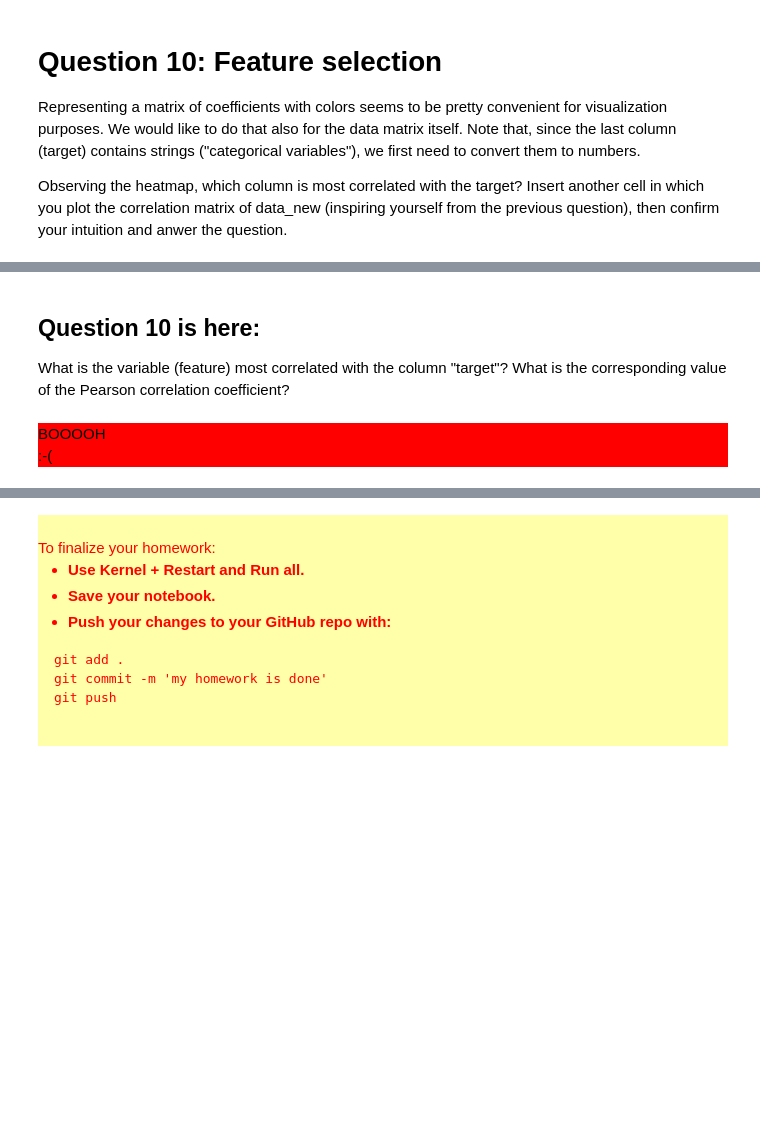
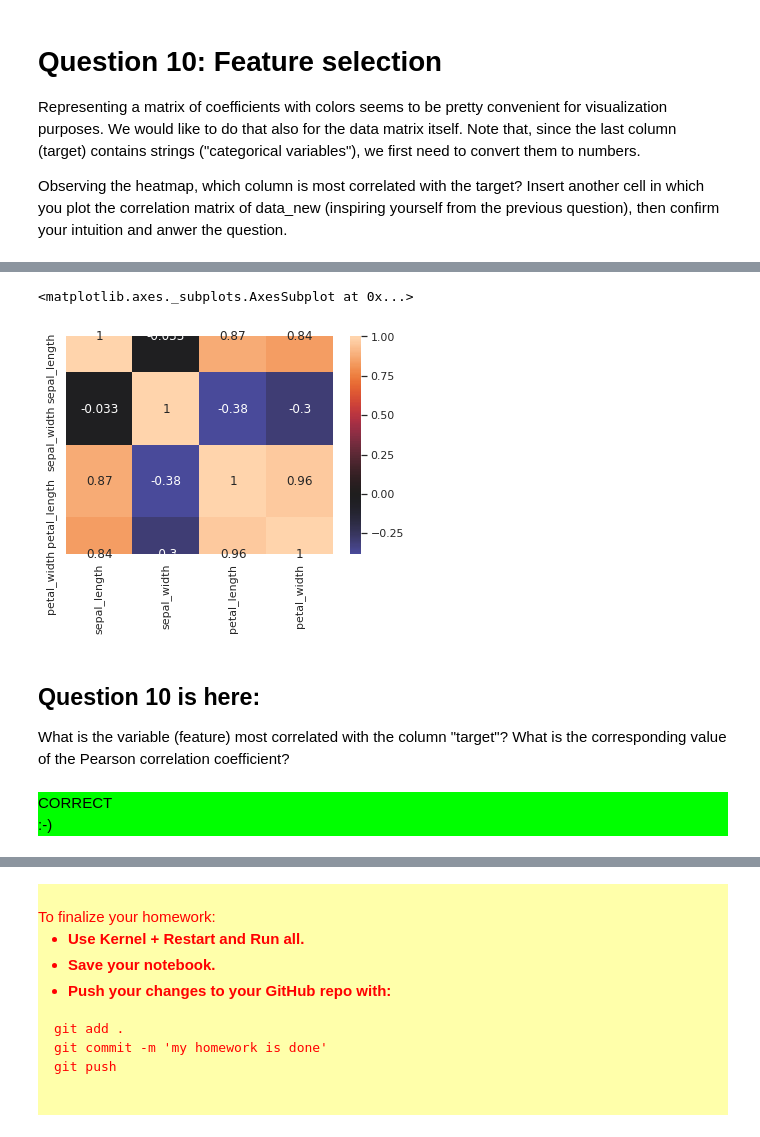
Before and after one commit to rebssky/info232, a Jupyter notebook: TP0/TP0.ipynb, the cells around one changed output, grey strips where cells are left out. Drawn from its saved outputs; the diff is of its cells as text; code cells hidden in the pictures; blank space fills up the shorter version.

```diff
--- a/TP0/TP0.ipynb
+++ b/TP0/TP0.ipynb
@@ -317,16 +316,20 @@ sns.heatmap(data_num)
 # %%
-# Put here your code showing the correlation matrix of data_num
+corr_mat = data.corr(method='pearson')
+sns.heatmap(corr_mat, annot=True, center=0) # Put here your code showing the correlation matrix of data_num
+# %% [output]
+<matplotlib.axes._subplots.AxesSubplot at 0x...>
+[figure, added]
 # %% [markdown]
 ## Question 10 is here:
 What is the variable (feature) most correlated with the column "target"? What is the corresponding value of the Pearson correlation coefficient?
 # %%
 question = 10
-numero_variable = 0            # Variables numbered 0 to 3, replace with the correct answer
-pearson_correlation = -1       # Replace with the correct answer
+numero_variable = 3            # Variables numbered 0 to 3, replace with the correct answer
+pearson_correlation = -0.03      # Replace with the correct answer
 score += check(numero_variable+pearson_correlation, question)
 # %% [output]
-BOOOOH
-:-(
+CORRECT
+:-)
 # %%
 print('Your final score is %d / 10, congratulations!' % score)
 # %% [output]
```
Also changed, not shown: parts of 10 cells of this notebook.
